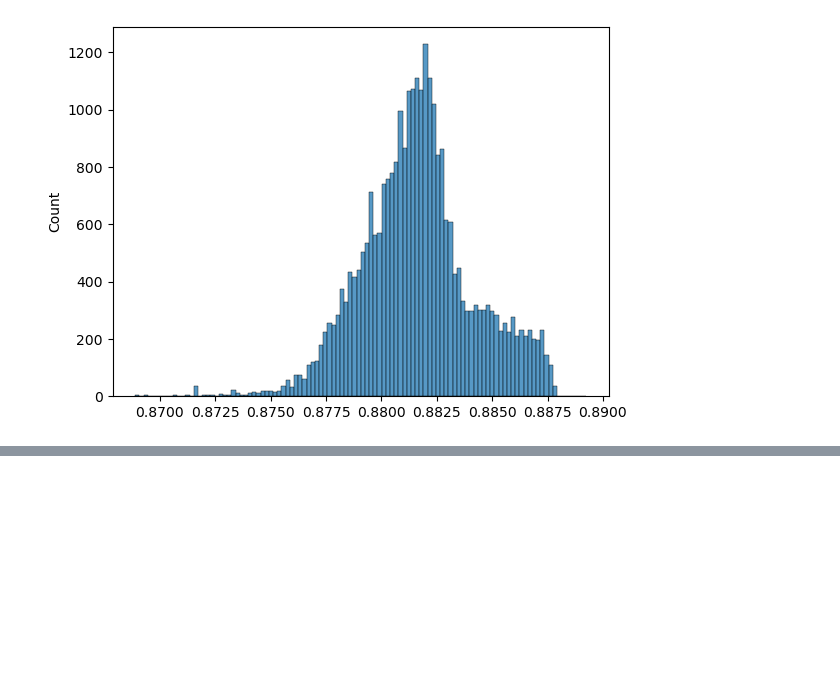
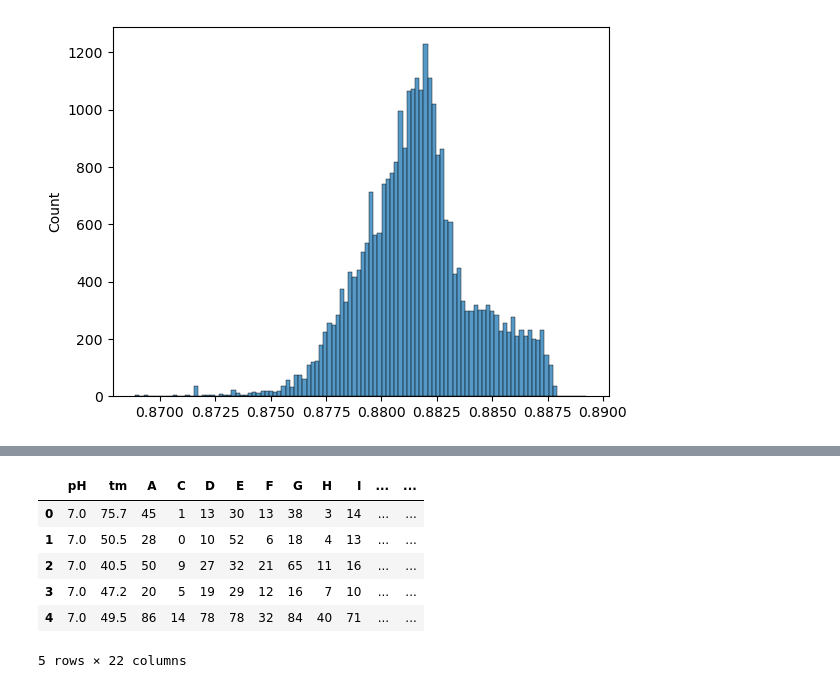
Before and after one commit to jackfoster97/Kaggle---Novozymes-Enzyme-Stability-Prediction, a Jupyter notebook: EDA.ipynb, the cells around one changed output, grey strips where cells are left out. Saved outputs shown, nothing was run; the diff lists cells and outputs as text; code cells hidden in the pictures; blank space fills up the shorter version.

```diff
--- a/EDA.ipynb
+++ b/EDA.ipynb
@@ -21,7 +21,7 @@ df_train = df_train.drop(index=drop_indices)
 
 swap_ph_tm_indices = df_train_updates[~all_features_nan].index
 df_train.loc[swap_ph_tm_indices, ["pH", "tm"]] = df_train_updates.loc[swap_ph_tm_indices, ["pH", "tm"]]
-
+df_train.dropna(inplace=True)
 #Downloading df_test for completeness
 
 df_test =  pd.read_csv("Data/test.csv")
@@ -98,0 +54,16 @@ list(df_train.iloc[1, 0])
+# %%
+import re
+search_amino=['A', 'C', 'D', 'E', 'F', 'G', 'H', 'I', 'K', 'L', 'M', 'N', 'P', 'Q', 'R', 'S', 'T', 'V', 'W', 'Y']
+for amino_acid in search_amino:
+     df_train[amino_acid]=df_train['protein_sequence'].str.count(amino_acid,re.I)
+df_train = df_train.reset_index().drop(columns=['seq_id', 'data_source', 'protein_sequence'])
+
+df_train.head()
+# %% [output]
+|  | pH | tm | A | C | D | E | F | G | H | I | ... | ... |
+| 0 | 7.0 | 75.7 | 45 | 1 | 13 | 30 | 13 | 38 | 3 | 14 | ... | ... |
+| 1 | 7.0 | 50.5 | 28 | 0 | 10 | 52 | 6 | 18 | 4 | 13 | ... | ... |
+| 2 | 7.0 | 40.5 | 50 | 9 | 27 | 32 | 21 | 65 | 11 | 16 | ... | ... |
+| 3 | 7.0 | 47.2 | 20 | 5 | 19 | 29 | 12 | 16 | 7 | 10 | ... | ... |
+| 4 | 7.0 | 49.5 | 86 | 14 | 78 | 78 | 32 | 84 | 40 | 71 | ... | ... |
+5 rows × 22 columns
```
Also changed, not shown: parts of 13 cells of this notebook.
